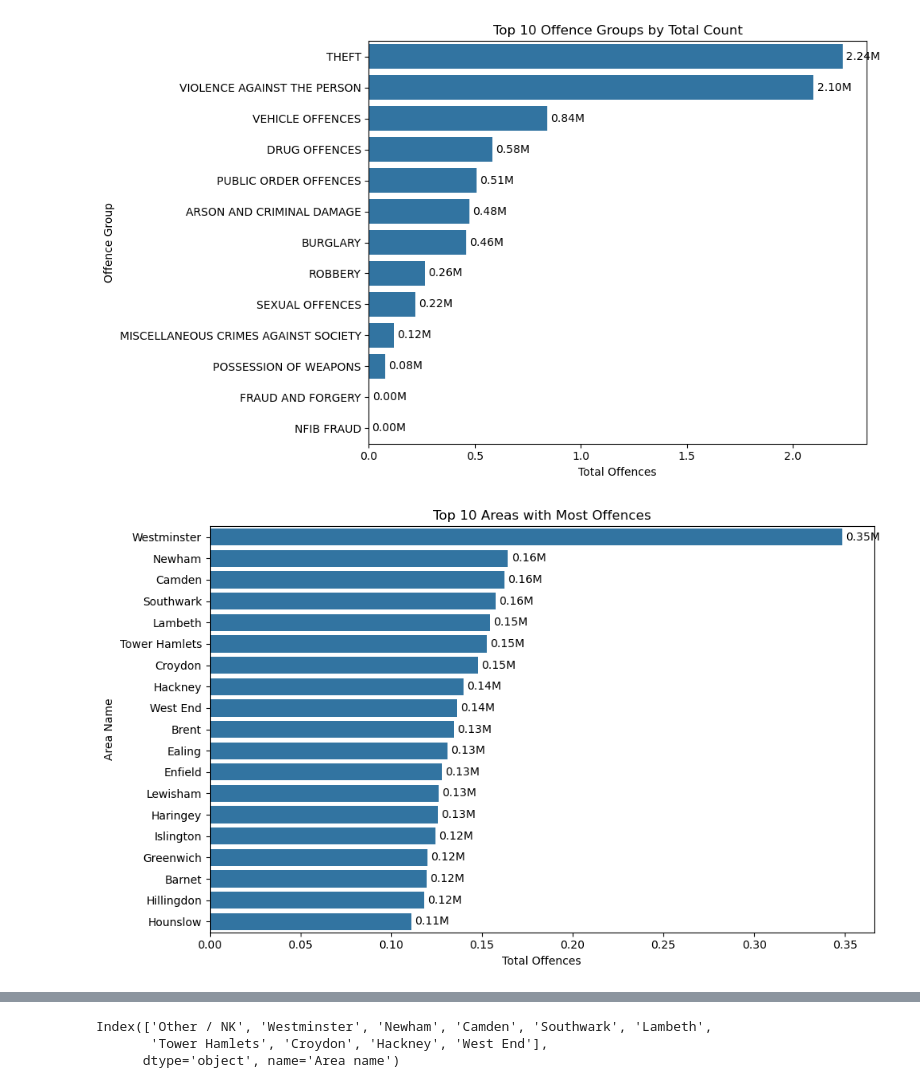
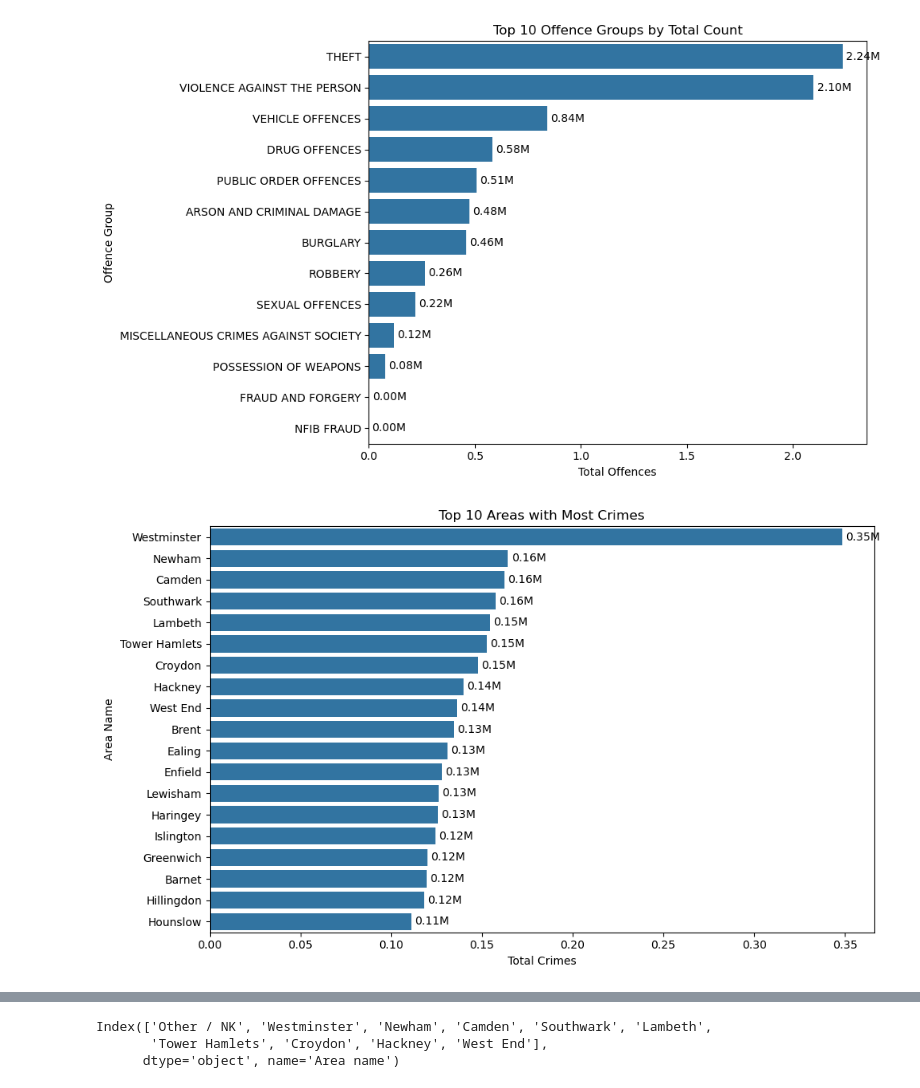
Before and after one commit to asubhan94/TNO---Crimes-in-London, a Jupyter notebook: notebooks/02_eda.ipynb, the cells around one changed output, grey strips where cells are left out. Cells and saved outputs as stored; diff of their text form; code cells hidden in the pictures.

Commit message:
Completed EDA: crime trends, area comparisons, outcome analysis

```diff
--- a/notebooks/02_eda.ipynb
+++ b/notebooks/02_eda.ipynb
@@ -160,22 +172,22 @@ plt.show()
 # %%
 top_areas = (df.groupby('Area name')['Count'].sum().sort_values(ascending=False).iloc[1:20].reset_index())
 
 
 
 top_areas['Count_M'] = top_areas['Count']/1000000
 
 plt.figure(figsize=(10,6))
 barplot = sns.barplot(data=top_areas, x='Count_M', y='Area name')
 
 
 for bar in barplot.containers:
     barplot.bar_label(bar, fmt='%0.2fM', label_type='edge', padding=3)
 
 
-plt.title('Top 10 Areas with Most Offences')
-plt.xlabel('Total Offences')
+plt.title('Top 10 Areas with Most Crimes')
+plt.xlabel('Total Crimes')
 plt.ylabel('Area Name')
 plt.tight_layout()
 plt.show()
 # %% [output]
-[figure, old version]
+[figure, new version]
```
Also changed, not shown: parts of 24 cells of this notebook, 1 other file.
